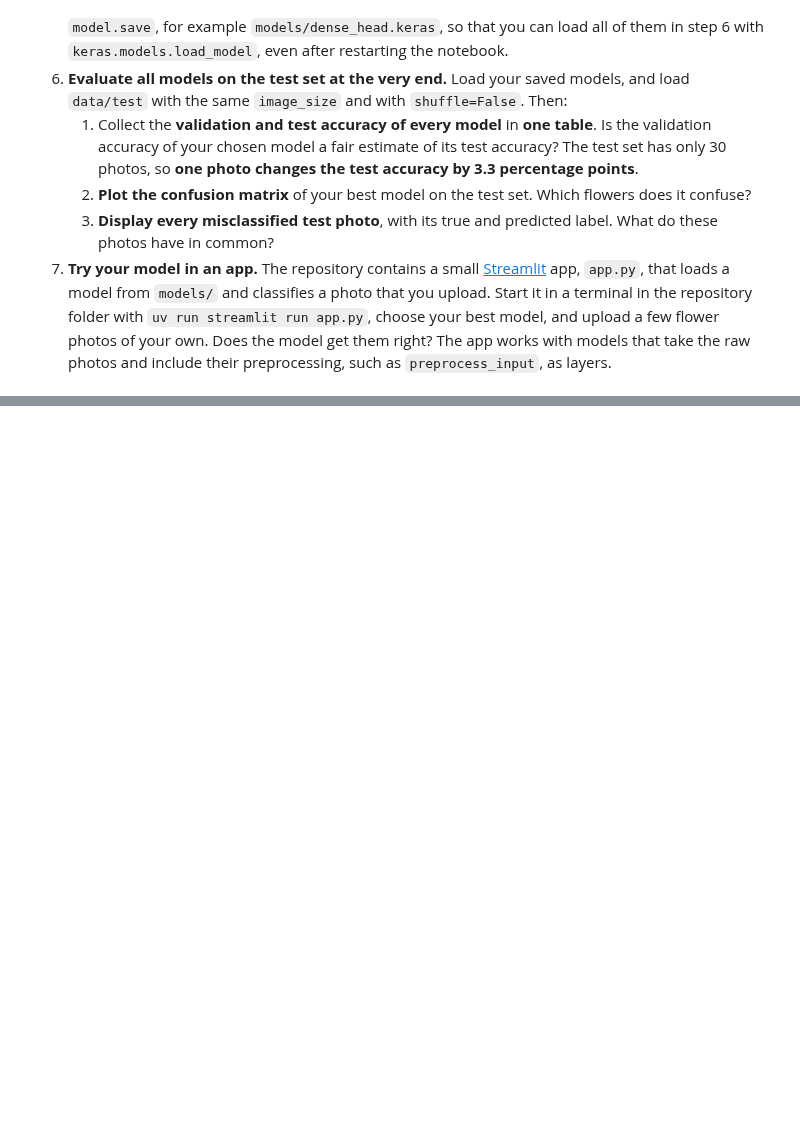
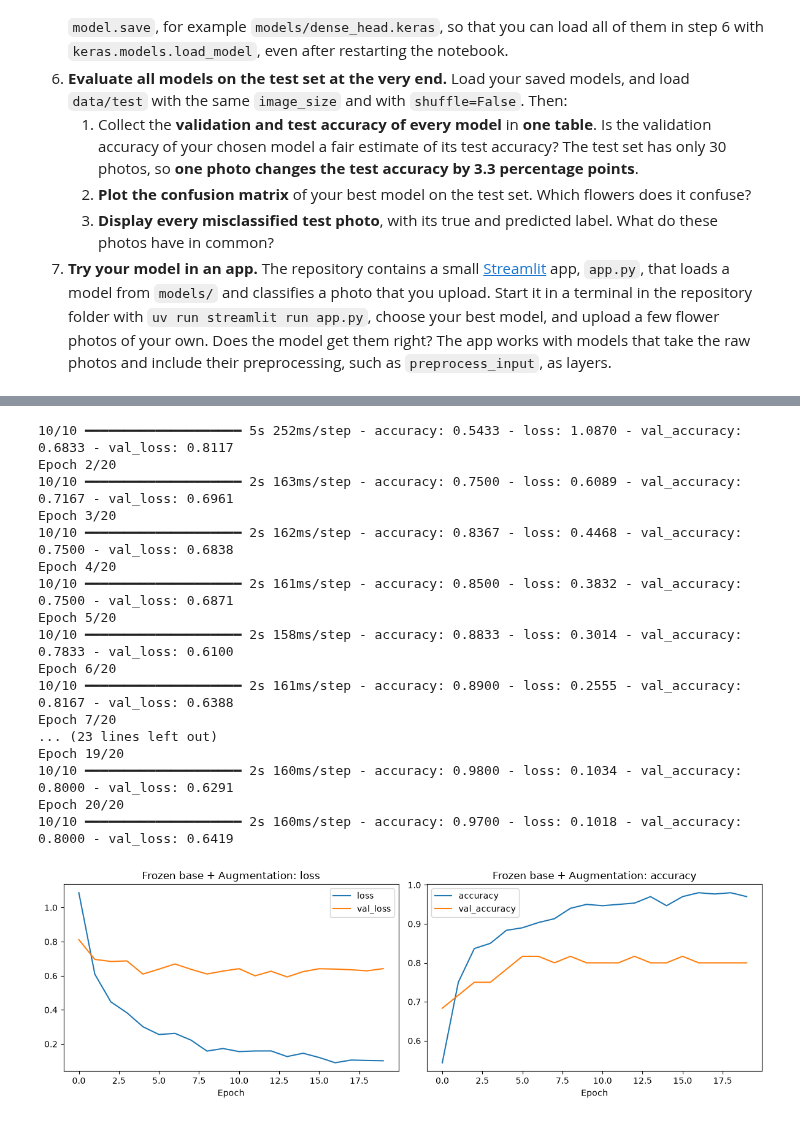
Before and after one commit to NicolaiTurcan/amle-project-flowers, a Jupyter notebook: 01_flower_classification_project.ipynb, the cells around one changed output, grey strips where cells are left out. Cells and saved outputs as stored; diff of their text form; code cells hidden in the pictures; blank space fills up the shorter version.

```diff
--- a/01_flower_classification_project.ipynb
+++ b/01_flower_classification_project.ipynb
@@ -62,0 +233,62 @@ from sklearn.metrics import accuracy_score, ConfusionMatrixDisplay
+# %%
+keras.utils.clear_session()
+keras.utils.set_random_seed(SEED)
+
+# Create the data augmentation layers
+augmentation = keras.Sequential(
+    [
+        keras.layers.RandomFlip("horizontal"),
+        keras.layers.RandomRotation(0.1),
+        keras.layers.RandomZoom(0.1),
+    ],
+    name="augmentation",
+)
+
+# Build the new model with augmentation included
+model_augmented = keras.Sequential([
+    keras.Input(shape=IMAGE_SIZE + (3,)),
+
+    # Data augmentation (active only during training)
+    augmentation,
+
+    # Preprocessing (scaling pixels to [-1, 1])
+    keras.layers.Rescaling(scale=1 / 127.5, offset=-1),
+
+    # The frozen base (from step 4)
+    base_model,
+
+    # Dense head
+    keras.layers.Dropout(0.2),
+    keras.layers.Dense(units=3, activation="softmax")
+])
+
+# Compile the model
+model_augmented.compile(
+    loss="sparse_categorical_crossentropy",
+    optimizer=keras.optimizers.Adam(learning_rate=1e-3),
+    metrics=["accuracy"]
+)
+
+print("Training the augmented model... This will take a little longer.")
+
+# Train the model
+history_augmented = model_augmented.fit(
+    train_ds,
+    validation_data=valid_ds,
+    epochs=20,
+    verbose=1
+)
+
+# Plot the learning curves
+plot_curves(history_augmented, "Frozen base + Augmentation")
+
+# Save the model to the models/ folder
+model_augmented.save("models/augmented_head.keras")
+
+# Compare the results
+results["Augmented head"] = model_augmented.evaluate(valid_ds, verbose=0)[1]
+
+print("\n--- Validation Accuracies ---")
+for model_name, acc in results.items():
+    print(f"{model_name:20s}: {acc:.3f}")
+# %% [output]
@@ -62,0 +297,18 @@ from sklearn.metrics import accuracy_score, ConfusionMatrixDisplay
+10/10 ━━━━━━━━━━━━━━━━━━━━ 5s 252ms/step - accuracy: 0.5433 - loss: 1.0870 - val_accuracy: 0.6833 - val_loss: 0.8117
+Epoch 2/20
+10/10 ━━━━━━━━━━━━━━━━━━━━ 2s 163ms/step - accuracy: 0.7500 - loss: 0.6089 - val_accuracy: 0.7167 - val_loss: 0.6961
+Epoch 3/20
+10/10 ━━━━━━━━━━━━━━━━━━━━ 2s 162ms/step - accuracy: 0.8367 - loss: 0.4468 - val_accuracy: 0.7500 - val_loss: 0.6838
+Epoch 4/20
+10/10 ━━━━━━━━━━━━━━━━━━━━ 2s 161ms/step - accuracy: 0.8500 - loss: 0.3832 - val_accuracy: 0.7500 - val_loss: 0.6871
+Epoch 5/20
+10/10 ━━━━━━━━━━━━━━━━━━━━ 2s 158ms/step - accuracy: 0.8833 - loss: 0.3014 - val_accuracy: 0.7833 - val_loss: 0.6100
+Epoch 6/20
+10/10 ━━━━━━━━━━━━━━━━━━━━ 2s 161ms/step - accuracy: 0.8900 - loss: 0.2555 - val_accuracy: 0.8167 - val_loss: 0.6388
+Epoch 7/20
+... (23 lines left out)
+Epoch 19/20
+10/10 ━━━━━━━━━━━━━━━━━━━━ 2s 160ms/step - accuracy: 0.9800 - loss: 0.1034 - val_accuracy: 0.8000 - val_loss: 0.6291
+Epoch 20/20
+10/10 ━━━━━━━━━━━━━━━━━━━━ 2s 160ms/step - accuracy: 0.9700 - loss: 0.1018 - val_accuracy: 0.8000 - val_loss: 0.6419
+[figure, added]
```
Also changed, not shown: parts of 14 cells of this notebook.
